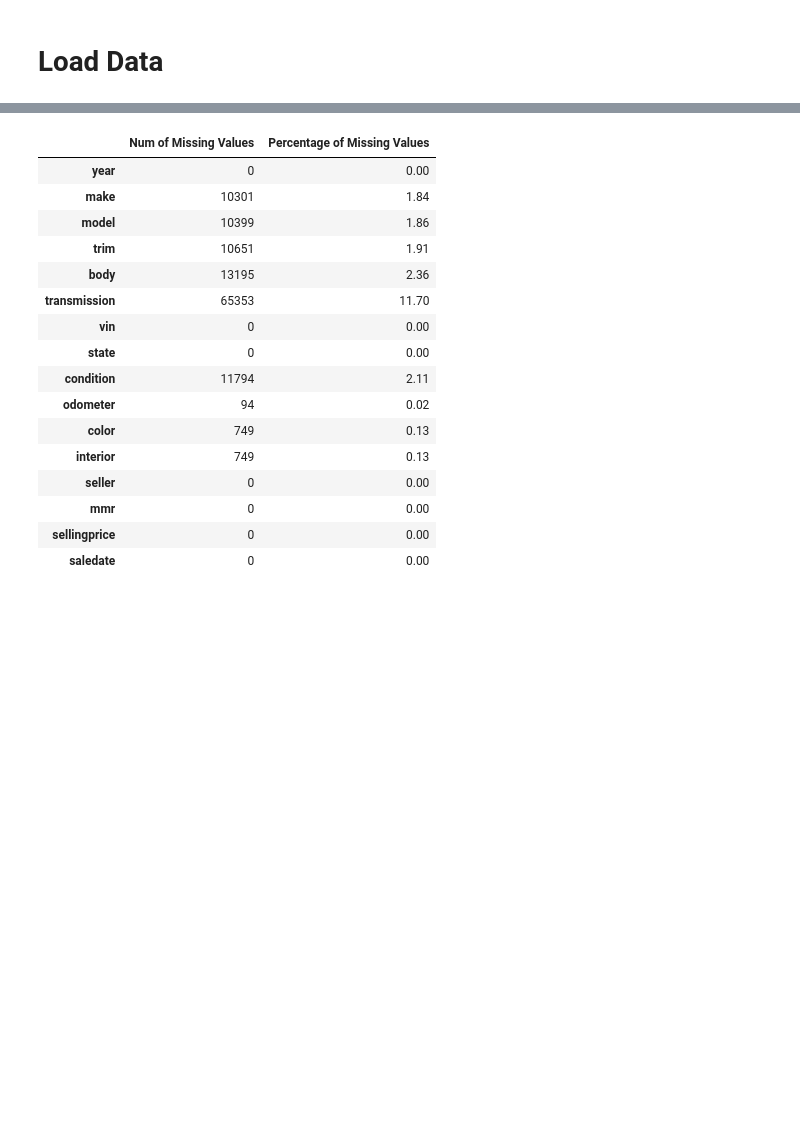
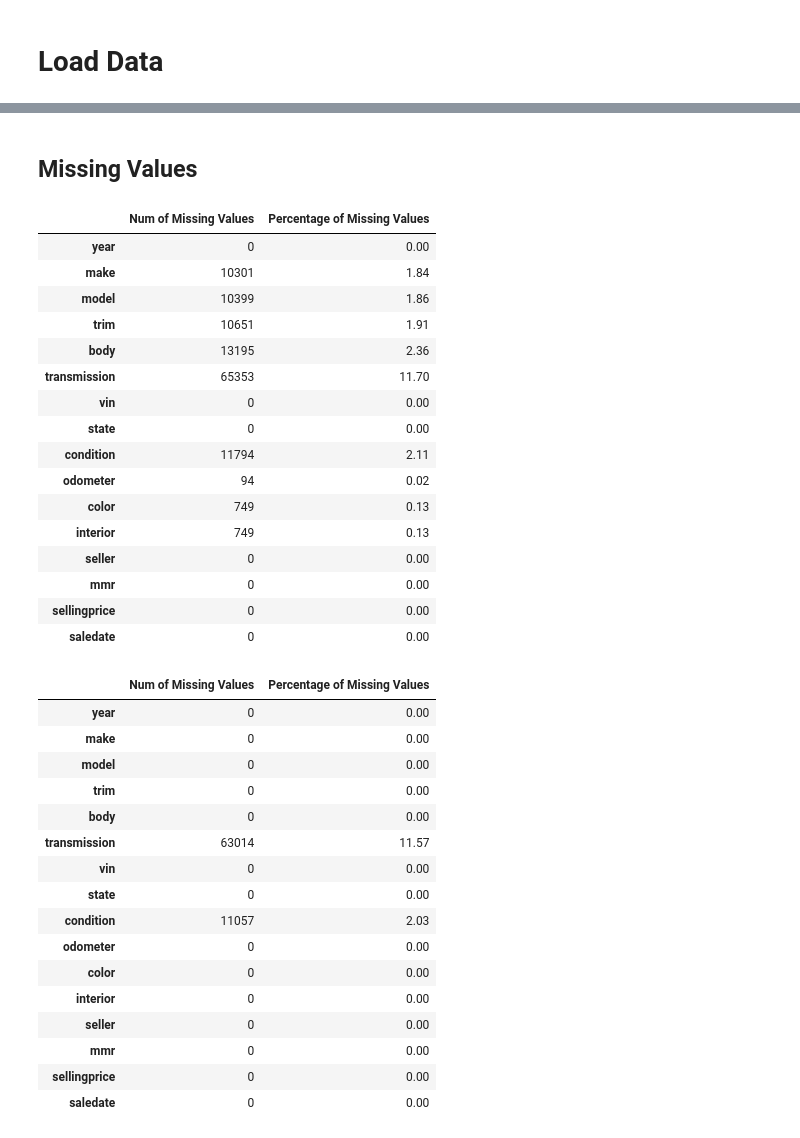
Before and after one commit to jasonzhu03/CS506-Project, a Jupyter notebook: final_project.ipynb, the cells around one changed output, grey strips where cells are left out. Drawn from its saved outputs; the diff is of its cells as text; code cells hidden in the pictures; blank space fills up the shorter version.

```diff
--- a/final_project.ipynb
+++ b/final_project.ipynb
@@ -53,27 +54,56 @@ First 5 rows:
 | 2 | 2014 | BMW | 3 Series | 328i SULEV | Sedan | automatic | wba3c1c51ek116351 | ca | 4.5 | 1331.0 | ... |
 | 3 | 2015 | Volvo | S60 | T5 | Sedan | automatic | yv1612tb4f1310987 | ca | 4.1 | 14282.0 | ... |
 | 4 | 2014 | BMW | 6 Series Gran Coupe | 650i | Sedan | automatic | wba6b2c57ed129731 | ca | 4.3 | 2641.0 | ... |
+# %% [markdown]
+## Missing Values
 # %%
 missing_values = pd.DataFrame({
     'Num of Missing Values' : df.isnull().sum(), # check the missing values
     'Percentage of Missing Values' : (df.isnull().sum()/len(df) * 100).round(2) # check the percentage of missing values
 })
 display(missing_values)
+
+# drop missing values
+df = df.dropna(subset=['make','model', 'trim', 'body', 'odometer', 'color', 'interior'])
+
+missing_values_drop = pd.DataFrame({
+    'Num of Missing Values' : df.isnull().sum(), # check the missing values
+    'Percentage of Missing Values' : (df.isnull().sum()/len(df) * 100).round(2) # check the percentage of missing values
+})
+display(missing_values_drop)
+df.info() # check the basic info of the data
 # %% [output]
 |  | Num of Missing Values | Percentage of Missing Values |
 | year | 0 | 0.00 |
 | make | 10301 | 1.84 |
 | model | 10399 | 1.86 |
 | trim | 10651 | 1.91 |
 | body | 13195 | 2.36 |
 | transmission | 65353 | 11.70 |
 | vin | 0 | 0.00 |
 | state | 0 | 0.00 |
 | condition | 11794 | 2.11 |
 | odometer | 94 | 0.02 |
 | color | 749 | 0.13 |
 | interior | 749 | 0.13 |
 | seller | 0 | 0.00 |
 | mmr | 0 | 0.00 |
 | sellingprice | 0 | 0.00 |
 | saledate | 0 | 0.00 |
+|  | Num of Missing Values | Percentage of Missing Values |
+| year | 0 | 0.00 |
+| make | 0 | 0.00 |
+| model | 0 | 0.00 |
+| trim | 0 | 0.00 |
+| body | 0 | 0.00 |
+| transmission | 63014 | 11.57 |
+| vin | 0 | 0.00 |
+| state | 0 | 0.00 |
+| condition | 11057 | 2.03 |
+| odometer | 0 | 0.00 |
+| color | 0 | 0.00 |
+| interior | 0 | 0.00 |
+| seller | 0 | 0.00 |
+| mmr | 0 | 0.00 |
+| sellingprice | 0 | 0.00 |
+| saledate | 0 | 0.00 |
```
Also changed, not shown: parts of 7 cells of this notebook, 1 other file.
